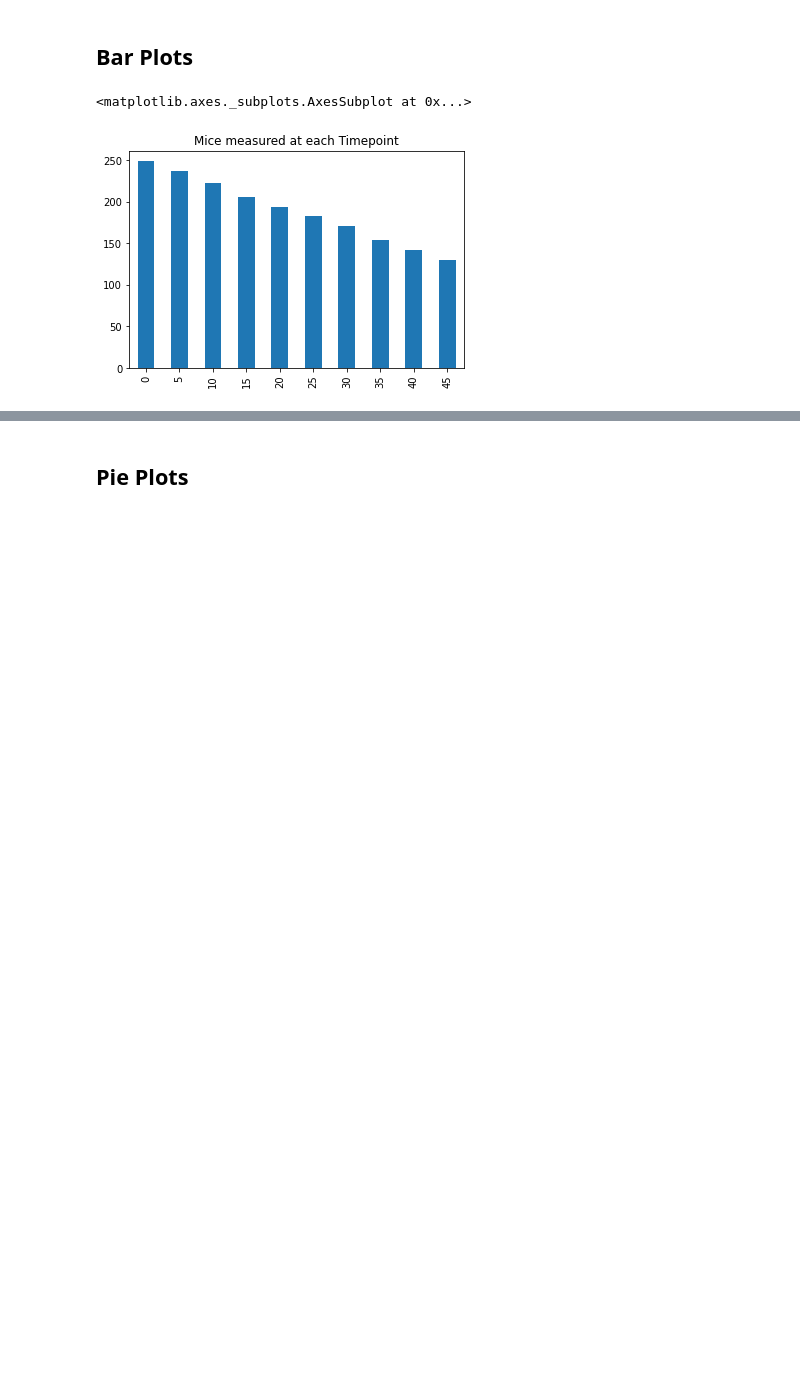
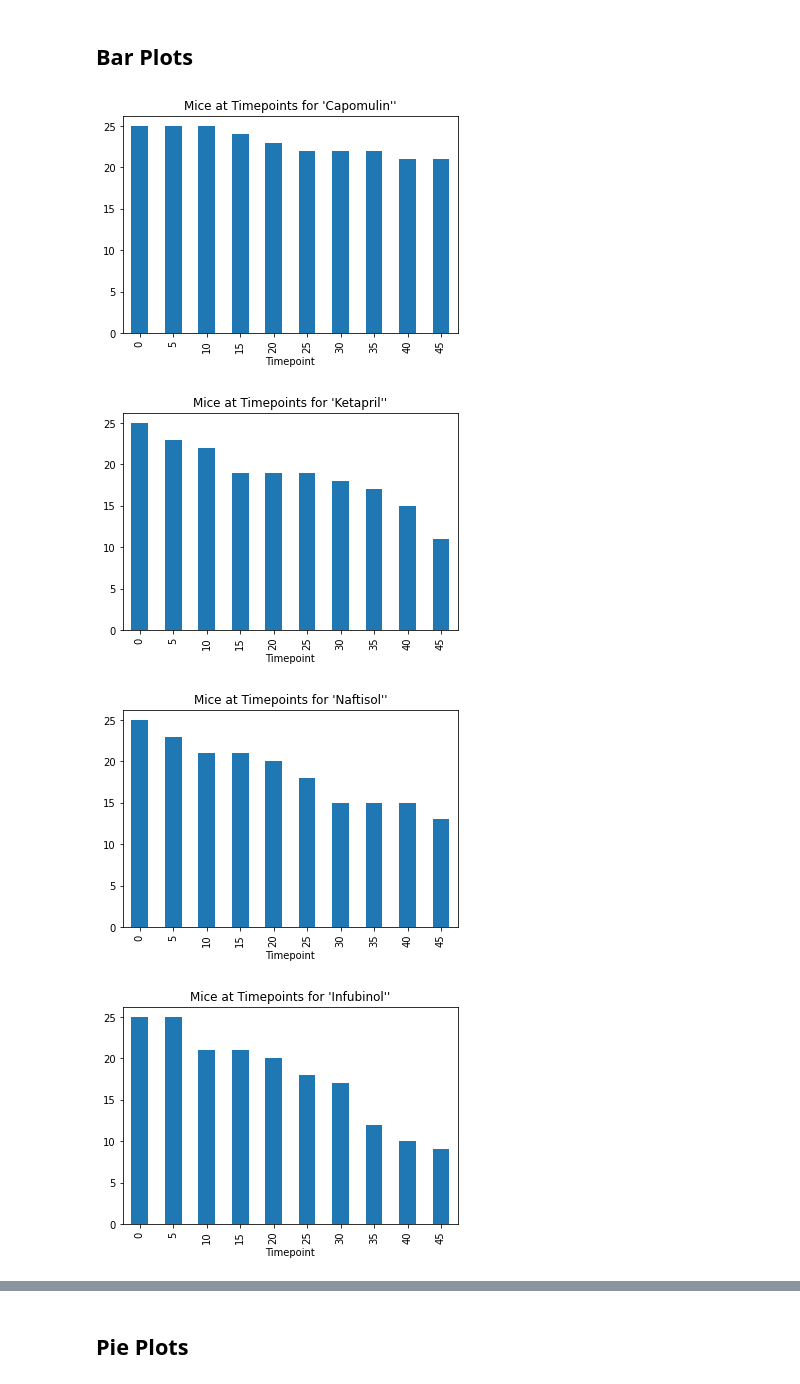
Before and after one commit to kyraha/UMN_HW05_Matplotlib, a Jupyter notebook: pymaceuticals_starter.ipynb, the cells around one changed output, grey strips where cells are left out. Drawn from its saved outputs; the diff is of its cells as text; code cells hidden in the pictures; blank space fills up the shorter version.

```diff
--- a/pymaceuticals_starter.ipynb
+++ b/pymaceuticals_starter.ipynb
@@ -49,7 +49,8 @@ df_flat[s1]
 | 869 | g989 | 20 | 54.657650 | 1 | Propriva | Female | 21 | ... |
 # %%
 # Optional: Get all the data for the duplicate mouse ID.
-df_flat[df_flat["Mouse ID"] == "g989"]
+corrupt_mouse = df_flat[df_flat["Mouse ID"] == "g989"]
+corrupt_mouse
 # %% [output]
 |  | Mouse ID | Timepoint | Tumor Volume (mm3) | Metastatic Sites | Drug Regimen | Sex | Age_months | ... |
 | 860 | g989 | 0 | 45.000000 | 0 | Propriva | Female | 21 | ... |
@@ -67,7 +68,7 @@ df_flat[df_flat["Mouse ID"] == "g989"]
 | 872 | g989 | 35 | 62.570880 | 2 | Propriva | Female | 21 | ... |
 # %%
 # Create a clean DataFrame by dropping the duplicate mouse by its ID.
-deduped = df_flat.drop_duplicates(["Mouse ID", "Timepoint"], keep="last")
+deduped = df_flat.drop(corrupt_mouse.index)
 deduped[deduped["Mouse ID"] == "g989"]
 # %% [output]
 |  | Mouse ID | Timepoint | Tumor Volume (mm3) | Metastatic Sites | Drug Regimen | Sex | Age_months | ... |
@@ -134,7 +128,13 @@ summary
 ## Bar Plots
 # %%
 # Generate a bar plot showing the number of mice per time point for each treatment throughout the course of the study using pandas.
-deduped["Timepoint"].value_counts().plot(kind="bar", title="Mice measured at each Timepoint")
+for drug in deduped["Drug Regimen"].unique():
+    plt.figure()
+    df = gby_regimen["Timepoint"].value_counts()[drug]
+    df.plot(kind="bar", title=f"Mice at Timepoints for '{drug}''")
+plt.show()
 # %% [output]
-<matplotlib.axes._subplots.AxesSubplot at 0x...>
-[figure, old version]
+[figure, new version]
+[figure, added]
+[figure, added]
+[figure, added]
```
Also changed, not shown: parts of 8 cells of this notebook.
